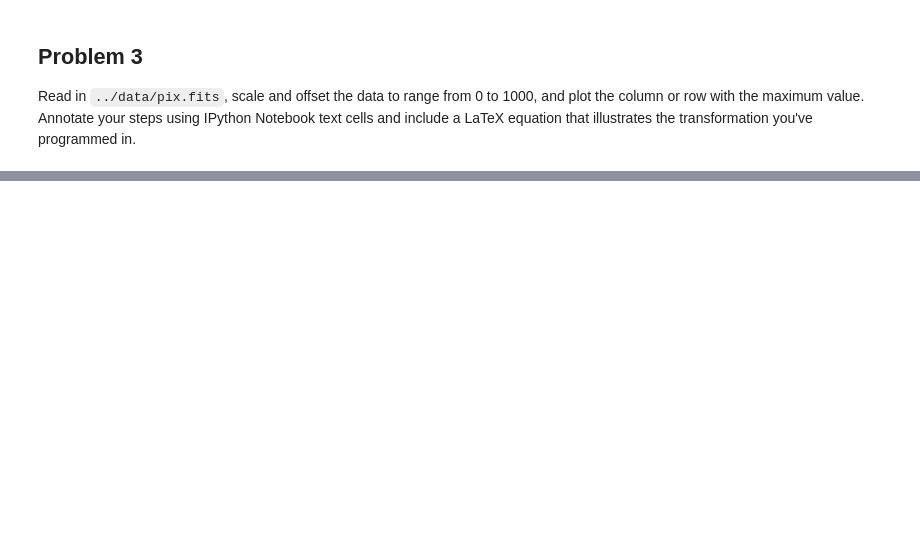
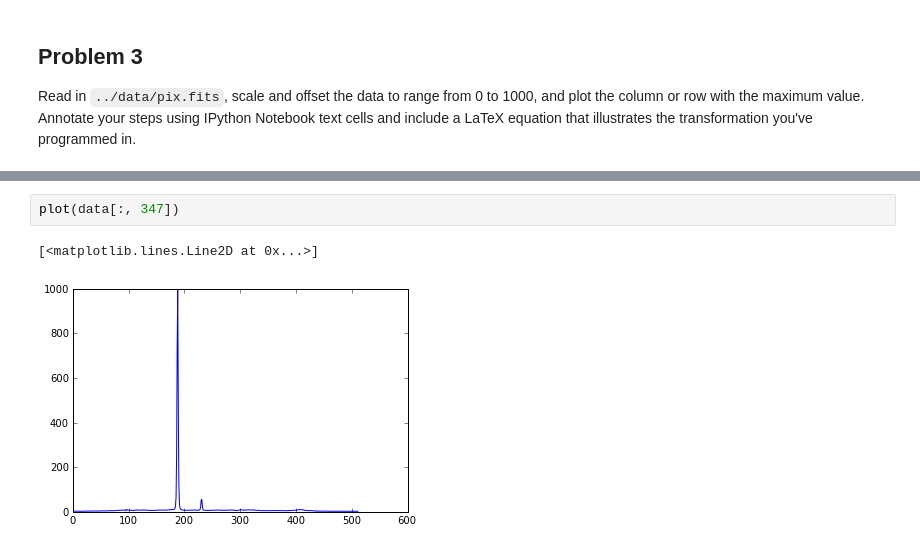
Before and after one commit to spacetelescope/scientific-python-training-2012, a Jupyter notebook: homework_notebooks/Session1_Homework.ipynb, the cells around one changed output, grey strips where cells are left out. Drawn from its saved outputs; the diff is of its cells as text; blank space fills up the shorter version.

```diff
--- a/homework_notebooks/Session1_Homework.ipynb
+++ b/homework_notebooks/Session1_Homework.ipynb
@@ -33,0 +146,5 @@ Read in `../data/pix.fits`, scale and offset the data to range from 0 to 1000, a
+# %%
+plot(data[:, 347])
+# %% [output]
+[<matplotlib.lines.Line2D at 0x...>]
+[figure, added]
```
Also changed, not shown: parts of 41 cells of this notebook.
